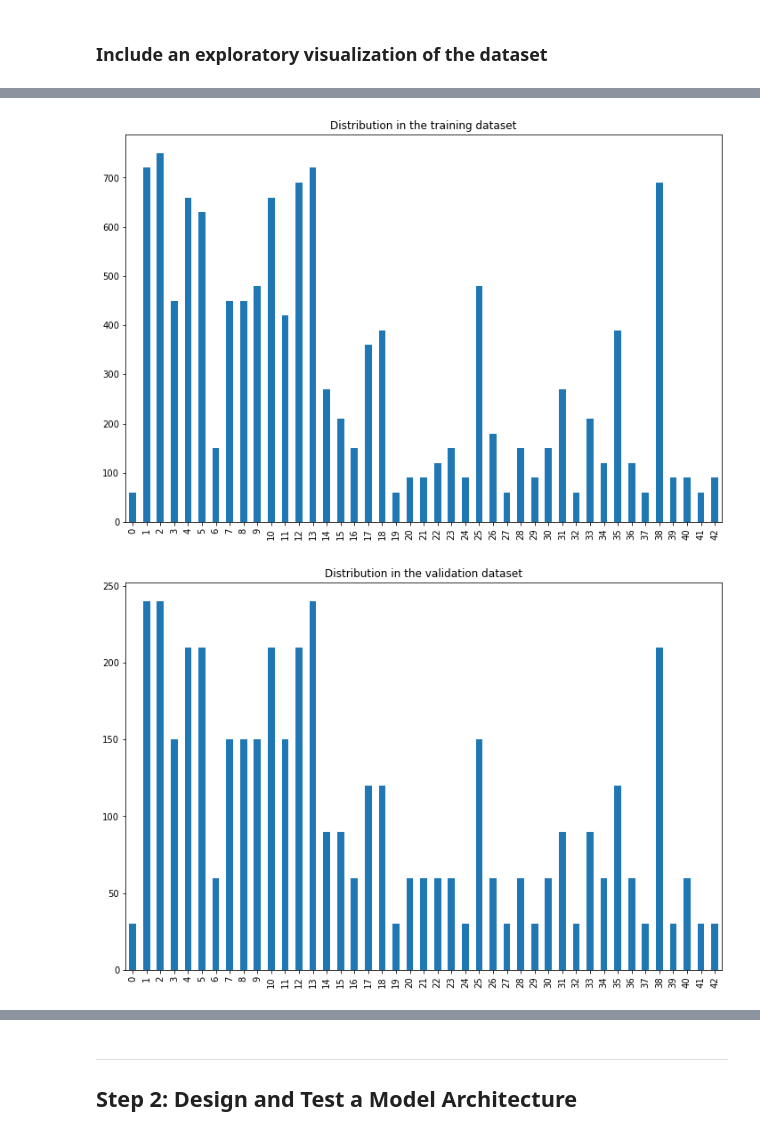
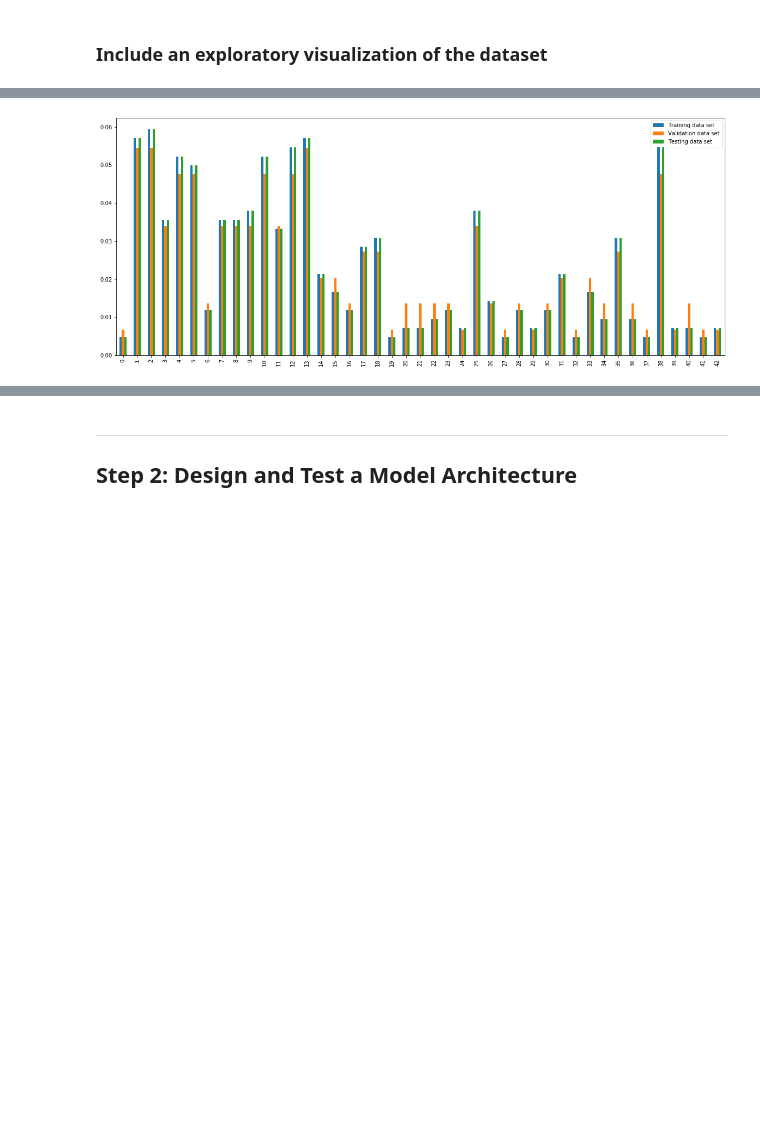
Before and after one commit to zagorulko/sdc-traffic-signs, a Jupyter notebook: Traffic_Sign_Classifier.ipynb, the cells around one changed output, grey strips where cells are left out. Cells and saved outputs as stored; diff of their text form; code cells hidden in the pictures; blank space fills up the shorter version.

Commit message:
Improve visualizations

```diff
--- a/Traffic_Sign_Classifier.ipynb
+++ b/Traffic_Sign_Classifier.ipynb
@@ -92,15 +94,14 @@ visualize(X_train_in, y_train)
 ... (74 outputs left out)
 # %%
-def plot_histogram(y, title):
+def calc_freq(y):
     counts = dict(zip(*np.unique(y, return_counts=True)))
-    hist = [counts.get(i, 0) for i in range(n_classes)]
-    ax = pd.Series(hist).plot(kind='bar', figsize=(12, 8))
-    plt.title(title)
-    plt.show()
+    hist = [counts.get(i, 0)/len(y) for i in range(n_classes)]
+    return pd.Series(hist)
 
-plot_histogram(y_test, 'Distribution in the training dataset')
-plot_histogram(y_valid, 'Distribution in the validation dataset')
-plot_histogram(y_test, 'Distribution in the test dataset')
+df = pd.DataFrame({'Training data set': calc_freq(y_test),
+                   'Validation data set': calc_freq(y_valid),
+                   'Testing data set': calc_freq(y_test)})
+df.plot(kind='bar', figsize=(20, 8))
+plt.show()
 # %% [output]
-[figure, old version]
+[figure, new version]
-[figure, removed]
```
Also changed, not shown: parts of 14 cells of this notebook, 2 other files.
